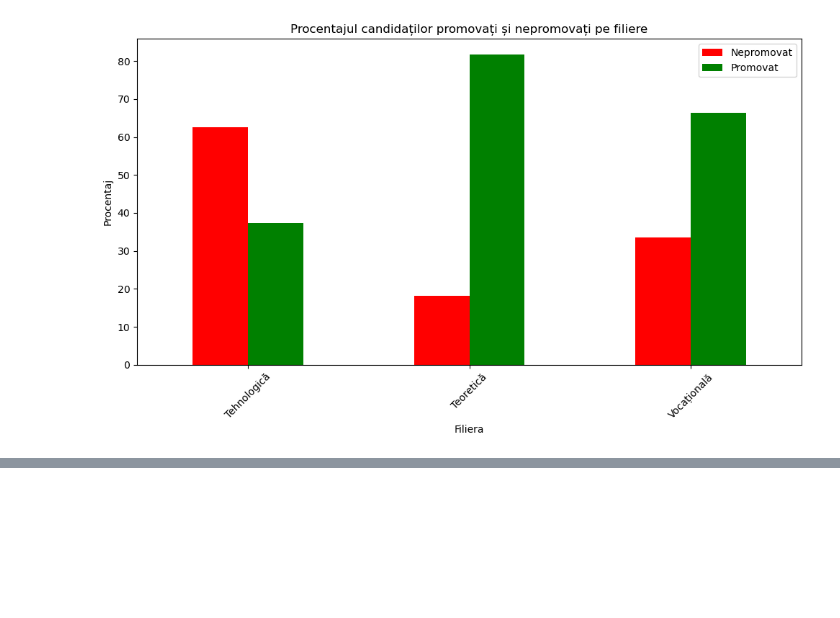
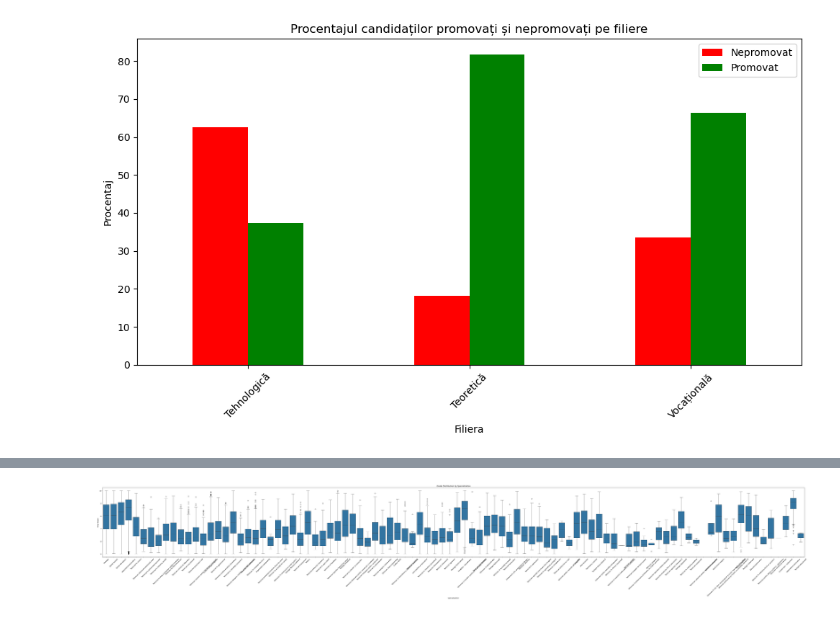
Before and after one commit to victor1606/University-Recommender-System, a Jupyter notebook: bac_dataset_visualization.ipynb, the cells around one changed output, grey strips where cells are left out. Drawn from its saved outputs; the diff is of its cells as text; code cells hidden in the pictures; blank space fills up the shorter version.

```diff
--- a/bac_dataset_visualization.ipynb
+++ b/bac_dataset_visualization.ipynb
@@ -566,0 +499,12 @@ plt.show()
+# %%
+# 2. Boxplot of Grades by Specialization
+plt.rcParams['figure.figsize'] = (80, 8)
+plt.figure()
+sns.boxplot(x='Specializare', y='Medie', data=bac_results_clean)
+plt.xlabel('Specialization')
+plt.ylabel('Final Grade')
+plt.title('Grade Distribution by Specialization')
+plt.xticks(rotation=45)
+plt.show()
+# %% [output]
+[figure, added]
```
Also changed, not shown: parts of 9 cells of this notebook, 2 other files.
